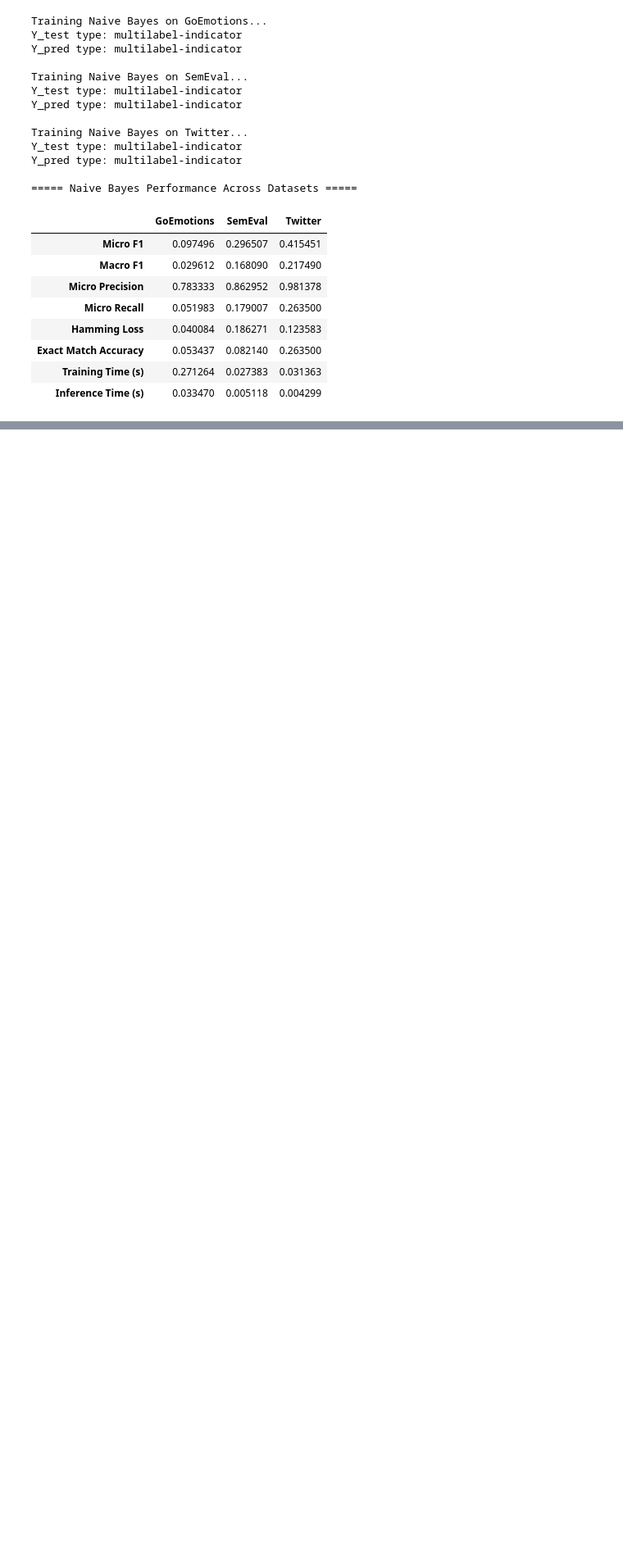
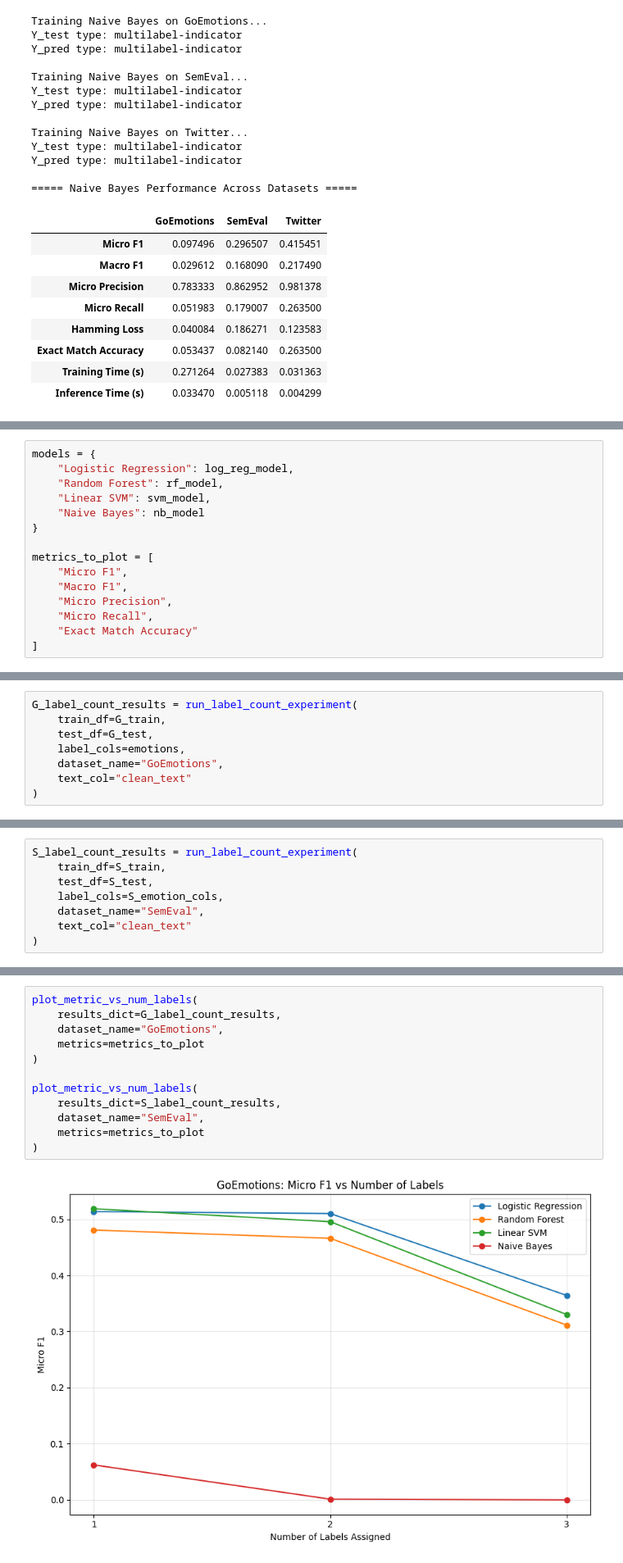
Before and after one commit to VarunP3000/NFS-REU-Data-Analytics-2026, a Jupyter notebook: ModelTraining.ipynb, the cells around one changed output, grey strips where cells are left out. Shown at 82% size. Saved outputs shown, nothing was run; the diff lists cells and outputs as text; blank space fills up the shorter version.

Commit message:
added labels vs performance visualizations and tables

```diff
--- a/ModelTraining.ipynb
+++ b/ModelTraining.ipynb
@@ -589,0 +592,15 @@ Y_pred type: multilabel-indicator
+# %%
+models = {
+    "Logistic Regression": log_reg_model,
+    "Random Forest": rf_model,
+    "Linear SVM": svm_model,
+    "Naive Bayes": nb_model
+}
+
+metrics_to_plot = [
+    "Micro F1",
+    "Macro F1",
+    "Micro Precision",
+    "Micro Recall",
+    "Exact Match Accuracy"
+]
@@ -589,0 +746,8 @@ Y_pred type: multilabel-indicator
+# %%
+G_label_count_results = run_label_count_experiment(
+    train_df=G_train,
+    test_df=G_test,
+    label_cols=emotions,
+    dataset_name="GoEmotions",
+    text_col="clean_text"
+)
@@ -589,0 +772,8 @@ Y_pred type: multilabel-indicator
+# %%
+S_label_count_results = run_label_count_experiment(
+    train_df=S_train,
+    test_df=S_test,
+    label_cols=S_emotion_cols,
+    dataset_name="SemEval",
+    text_col="clean_text"
+)
@@ -589,0 +856,14 @@ Y_pred type: multilabel-indicator
+# %%
+plot_metric_vs_num_labels(
+    results_dict=G_label_count_results,
+    dataset_name="GoEmotions",
+    metrics=metrics_to_plot
+)
+
+plot_metric_vs_num_labels(
+    results_dict=S_label_count_results,
+    dataset_name="SemEval",
+    metrics=metrics_to_plot
+)
+# %% [output]
+[figure, added]
```
Also changed, not shown: parts of 7 cells of this notebook, 1 other file.
